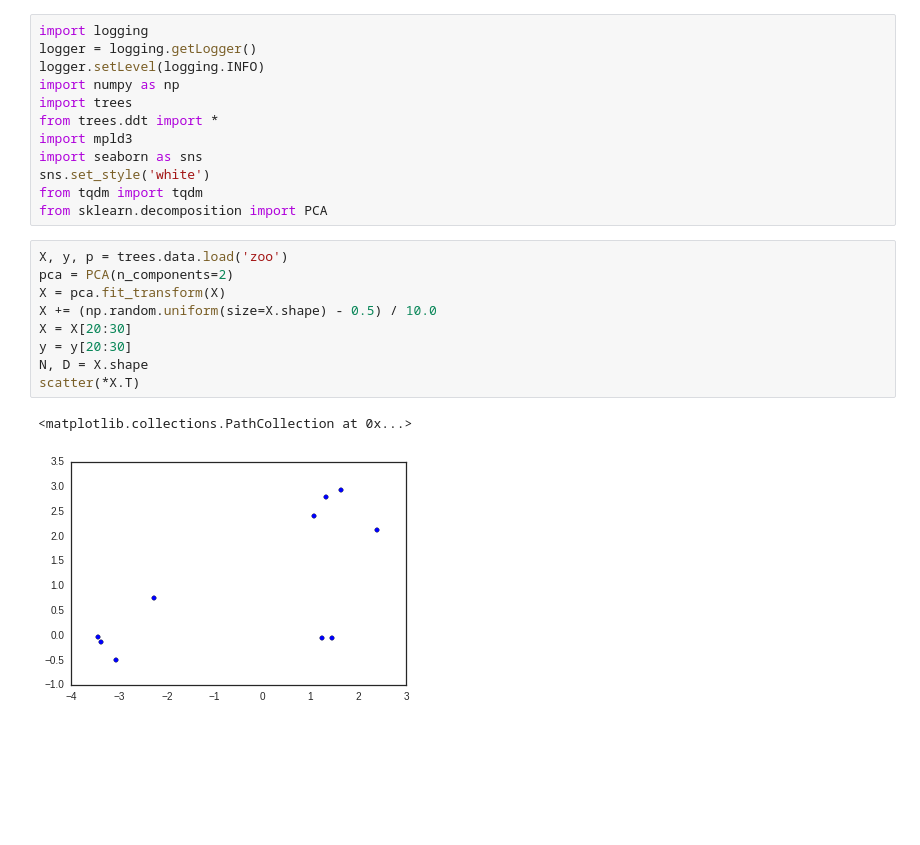
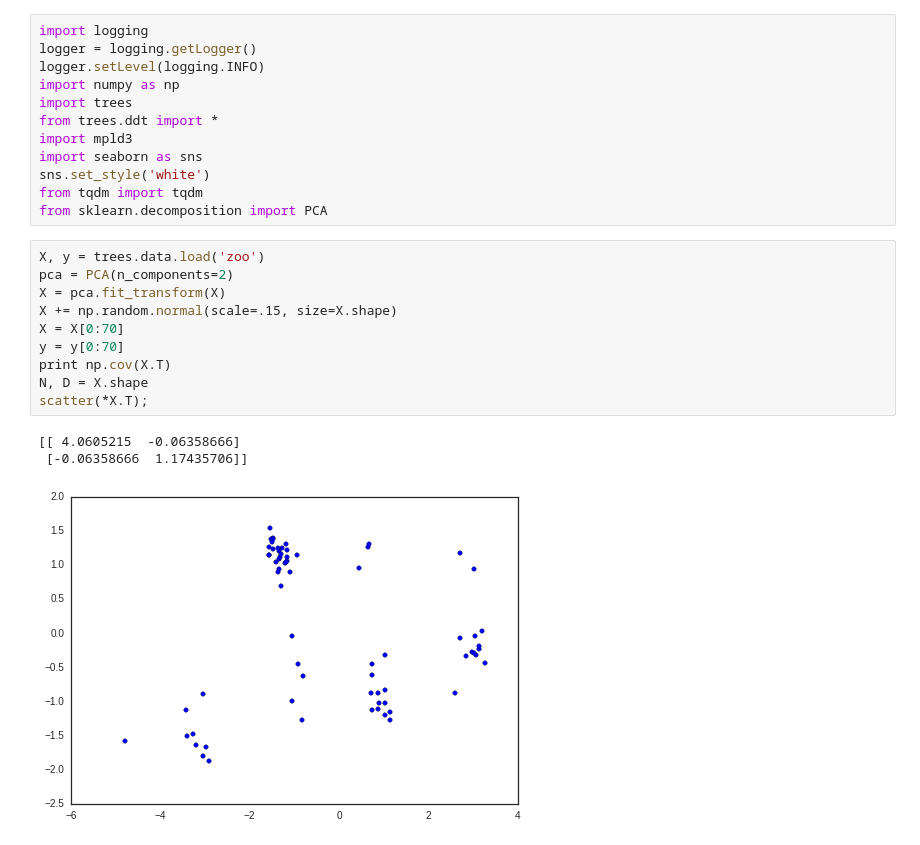
Before and after one commit to sharadmv/trees, a Jupyter notebook: experiments/DDT Demo.ipynb, the cells around one changed output. Drawn from its saved outputs; the diff is of its cells as text; blank space fills up the shorter version.

```diff
--- a/experiments/DDT Demo.ipynb
+++ b/experiments/DDT Demo.ipynb
@@ -15,15 +15,17 @@ sns.set_style('white')
 from tqdm import tqdm
 from sklearn.decomposition import PCA
 # %%
-X, y, p = trees.data.load('zoo')
+X, y = trees.data.load('zoo')
 pca = PCA(n_components=2)
 X = pca.fit_transform(X)
-X += (np.random.uniform(size=X.shape) - 0.5) / 10.0
-X = X[20:30]
-y = y[20:30]
+X += np.random.normal(scale=.15, size=X.shape)
+X = X[0:70]
+y = y[0:70]
+print np.cov(X.T)
 N, D = X.shape
-scatter(*X.T)
+scatter(*X.T);
 # %% [output]
-<matplotlib.collections.PathCollection at 0x...>
+[[ 4.0605215  -0.06358666]
+ [-0.06358666  1.17435706]]
-[figure, old version]
+[figure, new version]
 # %%
```
Also changed, not shown: parts of 11 cells of this notebook, 12 other files.
